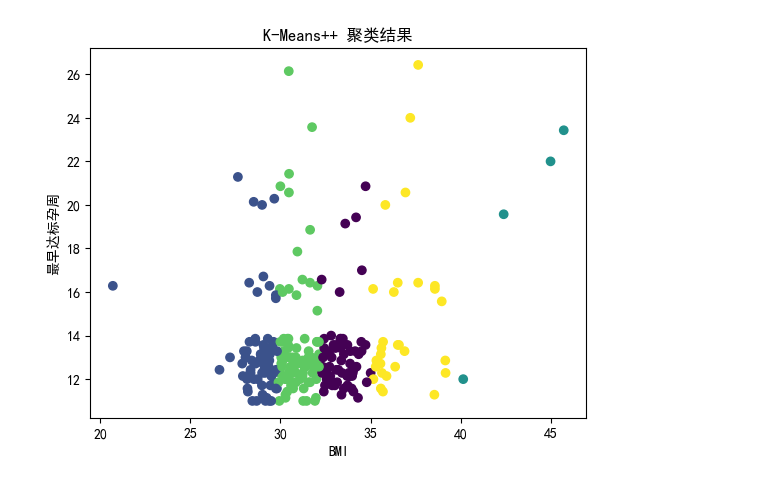
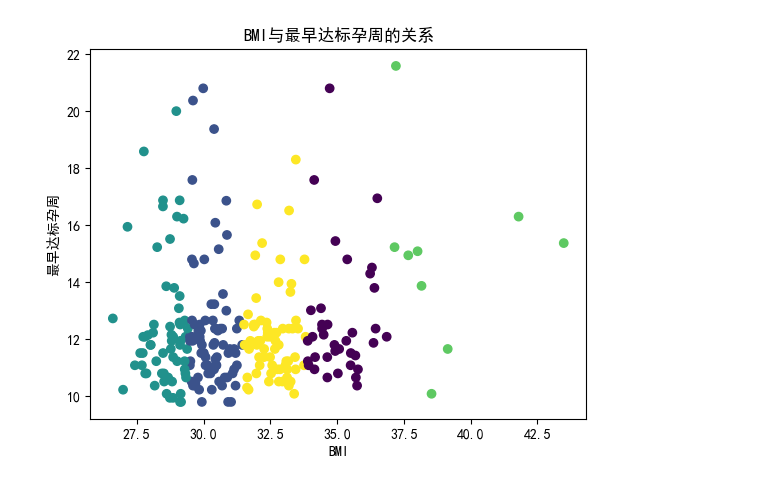
Before and after one commit to heerheer/sxjm-2025-school, a Jupyter notebook: ques2.ipynb, the cells around one changed output. Cells and saved outputs as stored; diff of their text form; code cells hidden in the pictures.

```diff
--- a/ques2.ipynb
+++ b/ques2.ipynb
@@ -56,3 +200,2 @@ print(earliest_times.head())
 # %%
-df_unique = earliest_times.drop_duplicates(subset=['孕妇代码']).copy().drop('孕妇代码', axis=1)
-df_unique
+df_unique = earliest_times.copy()
@@ -113,0 +280,33 @@ BMI_group
+# %%
+K = 5
+from sklearn.cluster import KMeans
+from sklearn.preprocessing import StandardScaler
+from sklearn.metrics import silhouette_score
+# ===== 1. 数据准备（标准化） =====
+X = df_unique[['BMI']].values
+scaler = StandardScaler()
+X_scaled = scaler.fit_transform(X)
+# ===== 2. KMeans 聚类（K=3） =====
+kmeans = KMeans(
+    n_clusters=K,
+    init='k-means++',
+    n_init=10,
+    random_state=42,
+    algorithm='elkan'
+)
+labels = kmeans.fit_predict(X_scaled)
+# ===== 3. 将聚类标签加入 DataFrame =====
+df_unique['BMI_group'] = labels
+# ===== 4. 聚类效果评估 =====
+sil_score = silhouette_score(X_scaled, labels)
+print(f"轮廓系数: {sil_score:.3f}")
+# ===== 5. 分组统计（按 BMI 从小到大排序） =====
+group_stats = df_unique.groupby('BMI_group')['BMI'].agg(
+    min='min',
+    max='max',
+    mean='mean',
+    size='count',
+    std='std'
+).sort_values('min')
+print(group_stats)
+# ===== 6. 如果你想按 BMI 从小到大重新编号分组 =====
@@ -114,27 +322,21 @@ BMI_group
 # %%
-# 绘制聚类结果
-import matplotlib.pyplot as plt
 
-# 设置中文字体为黑体（SimHei），解决中文乱码
-plt.rcParams['font.sans-serif'] = ['SimHei']
-# 解决负号 '-' 显示为方块的问题
-plt.rcParams['axes.unicode_minus'] = False
 
 # 获取每组的位置
 group_positions = df_unique.groupby('BMI_group').mean().sort_values('BMI')['BMI'].index
 
 # 绘制散点图
 plt.scatter(df_unique['BMI'], df_unique['最早达标孕周'], c=df_unique['BMI_group'], cmap='viridis')
 
 # 绘制聚类中心
 #plt.scatter(group_positions, df_unique.groupby('BMI_group').mean().sort_values('BMI')['最早达标孕周'], marker='x', s=100, c='red')
 
 # 添加标签
 plt.xlabel('BMI')
 plt.ylabel('最早达标孕周')
-plt.title('K-Means++ 聚类结果')
+plt.title('BMI与最早达标孕周的关系')
 
 # 显示图形
 plt.show()
 # %% [output]
-[figure, old version]
+[figure, new version]
```
Also changed, not shown: parts of 24 cells of this notebook, 37 other files.
